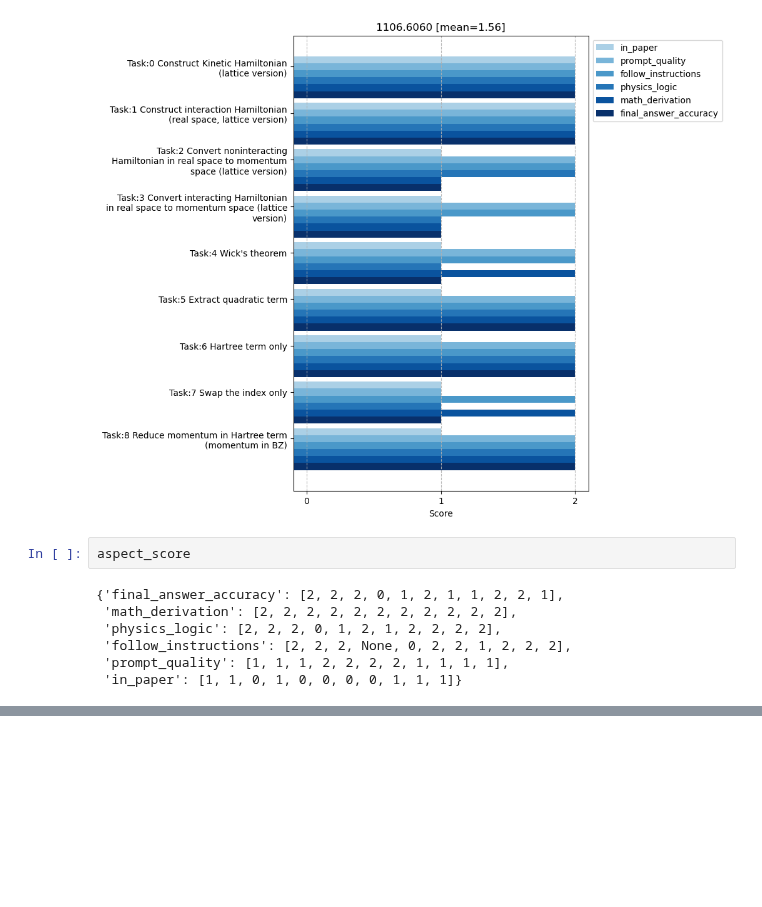
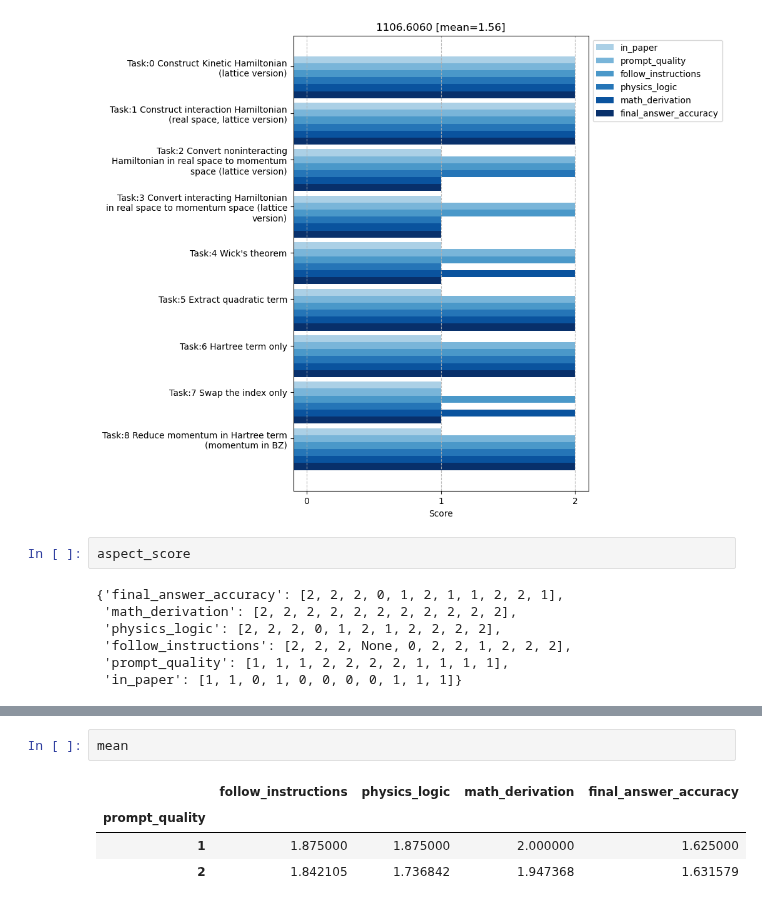
Before and after one commit to hainingpan/HartreeFock_GPT, a Jupyter notebook: data_analysis/analysis_execution.ipynb, the cells around one changed output, grey strips where cells are left out. Saved outputs shown, nothing was run; the diff lists cells and outputs as text; blank space fills up the shorter version.

```diff
--- a/data_analysis/analysis_execution.ipynb
+++ b/data_analysis/analysis_execution.ipynb
@@ -81,0 +133,7 @@ aspect_score
+# %%
+mean
+# %% [output]
+|  | follow_instructions | physics_logic | math_derivation | final_answer_accuracy |
+| prompt_quality |  |  |  |  |
+| 1 | 1.875000 | 1.875000 | 2.000000 | 1.625000 |
+| 2 | 1.842105 | 1.736842 | 1.947368 | 1.631579 |
```
Also changed, not shown: parts of 11 cells of this notebook.
